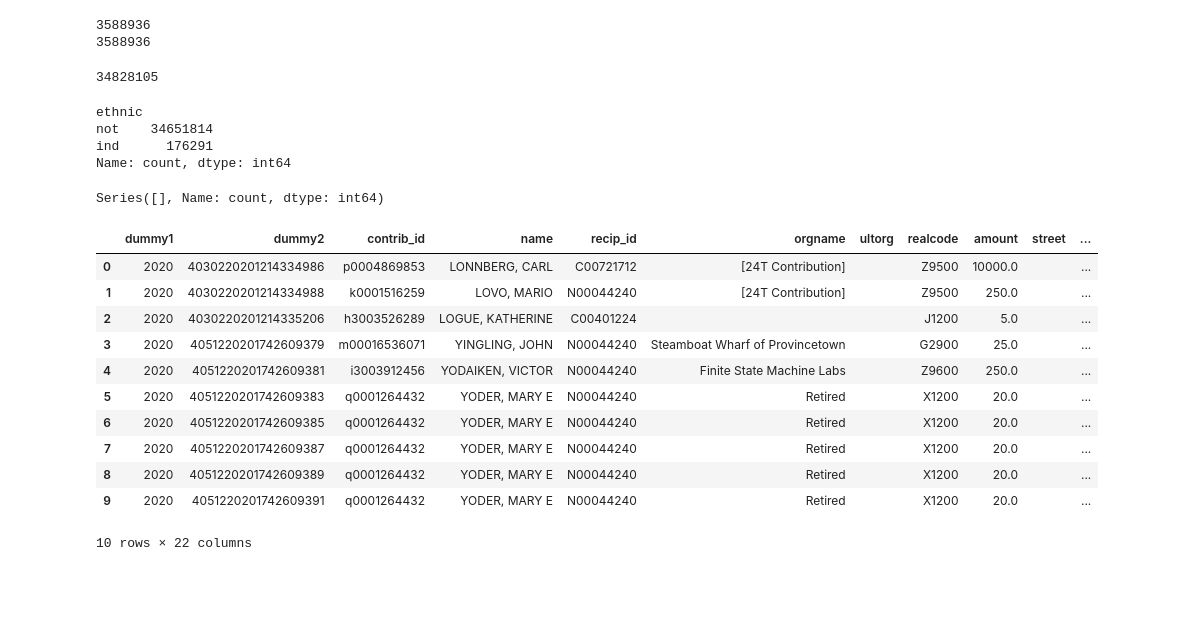
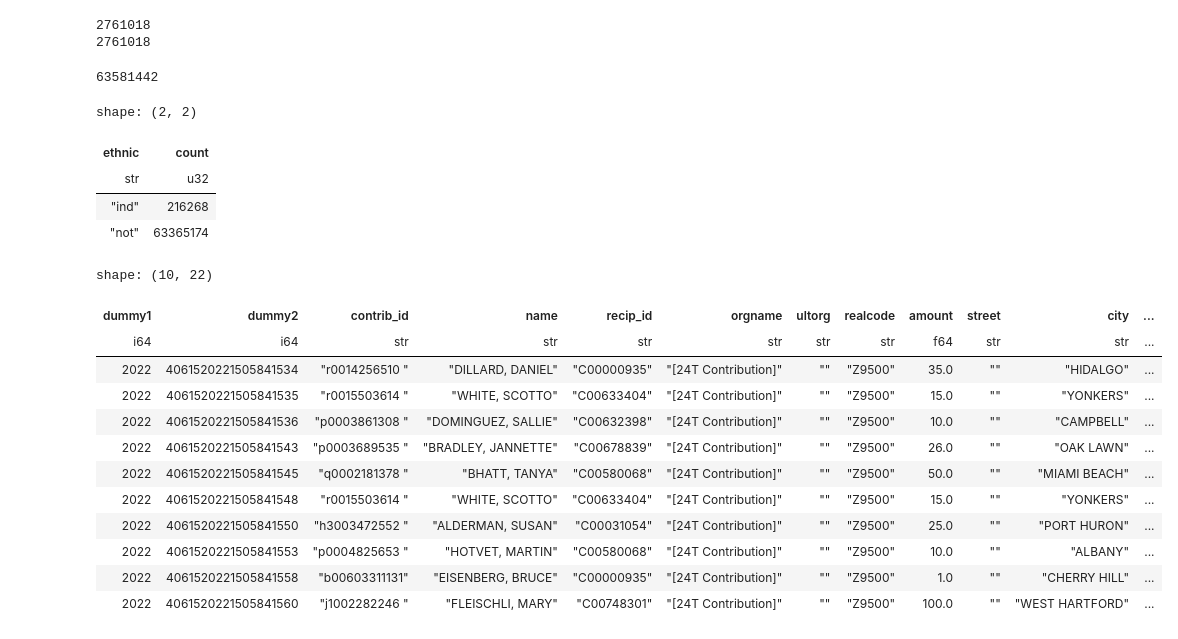
Before and after one commit to kkkarnav/indianamericancontributions, a Jupyter notebook: df_classif_merge.ipynb, the cells around one changed output. Cells and saved outputs as stored; diff of their text form; code cells hidden in the pictures; blank space fills up the shorter version.

```diff
--- a/df_classif_merge.ipynb
+++ b/df_classif_merge.ipynb
@@ -19,8 +19,9 @@ import pickle
 tqdm.pandas()
 warnings.filterwarnings("ignore")
 # %%
-df_csv = "./data/CampaignFin20/indivs20.txt"
-donors_csv = "./output/donors20_pred_lastname.csv"
+year = 22
+df_csv = f"./data/CampaignFin{year}/indivs{year}.txt"
+donors_csv = f"./output/donors{year}_pred_lastname.csv"
 names_csv = "./data/USIN.csv"
 # %%
 donors = pd.read_csv(donors_csv)
@@ -96,40 +97,44 @@ print(len(donors))
 donors = donors.drop_duplicates(subset=["contrib_id"])
 print(len(donors))
 # %% [output]
-3588936
-3588936
+2761018
+2761018
+# %%
+df_names = df.select(["contrib_id", "name_new"]).join(
+    pl.from_pandas(donors).select(["contrib_id", "ethnic"]),
+    on="contrib_id",
+    how="left"
+)
 # %%
-df = df.to_pandas()
-df_names = df[["contrib_id", "name_new"]].merge(donors[["contrib_id", "ethnic"]], on="contrib_id", how="left")
+# df = df.to_pandas()
+# df_names = df[["contrib_id", "name_new"]].merge(donors[["contrib_id", "ethnic"]], on="contrib_id", how="left")
 print(len(df_names))
 # %% [output]
-34828105
+63581442
 # %%
-df_names.to_csv("./output/df20_pred_lastname_keys.csv", index=False)
+df_names.write_csv(f"./output/df{year}_pred_lastname_keys.csv")
 df_names["ethnic"].value_counts()
 # %% [output]
-ethnic
-not    34651814
-ind      176291
-Name: count, dtype: int64
+shape: (2, 2)
+| ethnic | count |
+| str | u32 |
+| "ind" | 216268 |
+| "not" | 63365174 |
-# %%
-df_names[df_names["ethnic"].isnull()]["name_new"].value_counts()
-# %% [output]
-Series([], Name: count, dtype: int64)
 # %%
-df["ethnic"] = df_names["ethnic"]
-df.to_csv("./output/df20_pred_lastname.csv", index=False)
+df = df.with_columns(df_names["ethnic"])
+df.write_csv(f"./output/df{year}_pred_lastname.csv")
 df.head(10)
 # %% [output]
+shape: (10, 22)
-|  | dummy1 | dummy2 | contrib_id | name | recip_id | orgname | ultorg | realcode | amount | street | ... |
-| 0 | 2020 | 4030220201214334986 | p0004869853 | LONNBERG, CARL | C00721712 | [24T Contribution] |  | Z9500 | 10000.0 |  | ... |
-| 1 | 2020 | 4030220201214334988 | k0001516259 | LOVO, MARIO | N00044240 | [24T Contribution] |  | Z9500 | 250.0 |  | ... |
-| 2 | 2020 | 4030220201214335206 | h3003526289 | LOGUE, KATHERINE | C00401224 |  |  | J1200 | 5.0 |  | ... |
-| 3 | 2020 | 4051220201742609379 | m00016536071 | YINGLING, JOHN | N00044240 | Steamboat Wharf of Provincetown |  | G2900 | 25.0 |  | ... |
-| 4 | 2020 | 4051220201742609381 | i3003912456 | YODAIKEN, VICTOR | N00044240 | Finite State Machine Labs |  | Z9600 | 250.0 |  | ... |
-| 5 | 2020 | 4051220201742609383 | q0001264432 | YODER, MARY E | N00044240 | Retired |  | X1200 | 20.0 |  | ... |
-| 6 | 2020 | 4051220201742609385 | q0001264432 | YODER, MARY E | N00044240 | Retired |  | X1200 | 20.0 |  | ... |
-| 7 | 2020 | 4051220201742609387 | q0001264432 | YODER, MARY E | N00044240 | Retired |  | X1200 | 20.0 |  | ... |
-| 8 | 2020 | 4051220201742609389 | q0001264432 | YODER, MARY E | N00044240 | Retired |  | X1200 | 20.0 |  | ... |
-| 9 | 2020 | 4051220201742609391 | q0001264432 | YODER, MARY E | N00044240 | Retired |  | X1200 | 20.0 |  | ... |
+| dummy1 | dummy2 | contrib_id | name | recip_id | orgname | ultorg | realcode | amount | street | city | ... |
+| i64 | i64 | str | str | str | str | str | str | f64 | str | str | ... |
+| 2022 | 4061520221505841534 | "r0014256510 " | "DILLARD, DANIEL" | "C00000935" | "[24T Contribution]" | "" | "Z9500" | 35.0 | "" | "HIDALGO" | ... |
+| 2022 | 4061520221505841535 | "r0015503614 " | "WHITE, SCOTTO" | "C00633404" | "[24T Contribution]" | "" | "Z9500" | 15.0 | "" | "YONKERS" | ... |
+| 2022 | 4061520221505841536 | "p0003861308 " | "DOMINGUEZ, SALLIE" | "C00632398" | "[24T Contribution]" | "" | "Z9500" | 10.0 | "" | "CAMPBELL" | ... |
+| 2022 | 4061520221505841543 | "p0003689535 " | "BRADLEY, JANNETTE" | "C00678839" | "[24T Contribution]" | "" | "Z9500" | 26.0 | "" | "OAK LAWN" | ... |
+| 2022 | 4061520221505841545 | "q0002181378 " | "BHATT, TANYA" | "C00580068" | "[24T Contribution]" | "" | "Z9500" | 50.0 | "" | "MIAMI BEACH" | ... |
+| 2022 | 4061520221505841548 | "r0015503614 " | "WHITE, SCOTTO" | "C00633404" | "[24T Contribution]" | "" | "Z9500" | 15.0 | "" | "YONKERS" | ... |
+| 2022 | 4061520221505841550 | "h3003472552 " | "ALDERMAN, SUSAN" | "C00031054" | "[24T Contribution]" | "" | "Z9500" | 25.0 | "" | "PORT HURON" | ... |
+| 2022 | 4061520221505841553 | "p0004825653 " | "HOTVET, MARTIN" | "C00580068" | "[24T Contribution]" | "" | "Z9500" | 10.0 | "" | "ALBANY" | ... |
+| 2022 | 4061520221505841558 | "b00603311131" | "EISENBERG, BRUCE" | "C00000935" | "[24T Contribution]" | "" | "Z9500" | 1.0 | "" | "CHERRY HILL" | ... |
+| 2022 | 4061520221505841560 | "j1002282246 " | "FLEISCHLI, MARY" | "C00748301" | "[24T Contribution]" | "" | "Z9500" | 100.0 | "" | "WEST HARTFORD" | ... |
-10 rows × 22 columns
```
Also changed, not shown: parts of 2 cells of this notebook, 6 other files.
